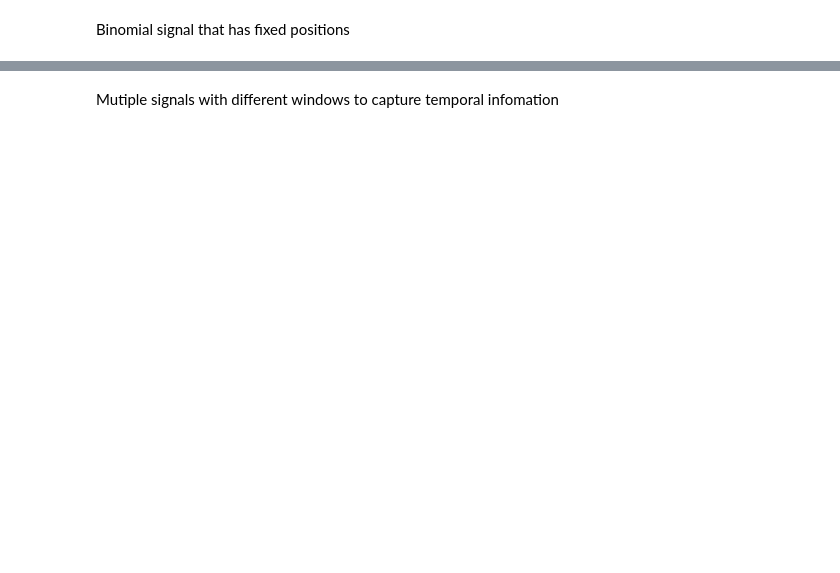
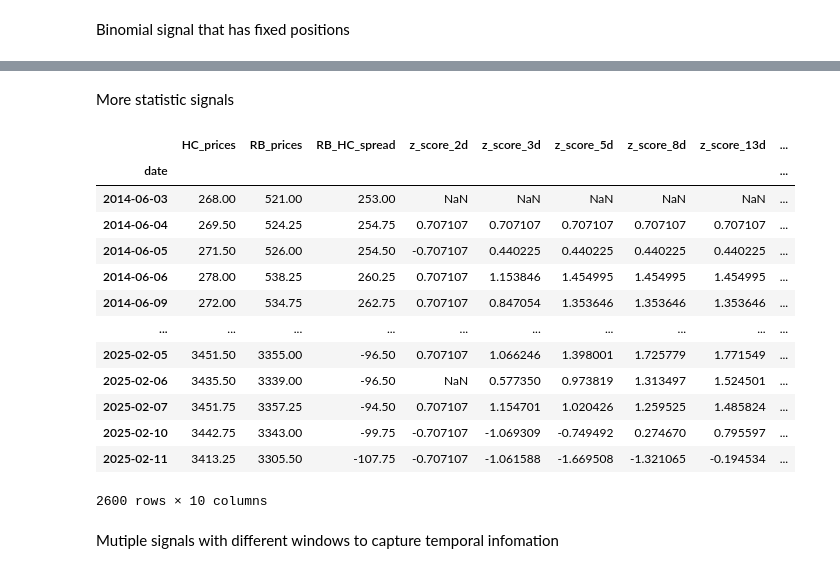
Before and after one commit to yanzhizhang/FICC_QIS, a Jupyter notebook: RB_HC.ipynb, the cells around one changed output, grey strips where cells are left out. Cells and saved outputs as stored; diff of their text form; code cells hidden in the pictures; blank space fills up the shorter version.

```diff
--- a/RB_HC.ipynb
+++ b/RB_HC.ipynb
@@ -83,3 +88,32 @@ plt.grid(True)
+# %% [markdown]
+More statistic signals
+# %%
+lockback_periods = [2, 3, 5, 8, 13, 21, 34]
+hist_vol_windows = [5, 10, 21, 42, 68, 100, 252]
+
+entry_threshold = 1.5
+exit_threshold = 0.5
+
+# Instantiate strategy
+strategy = SpreadTradingStrategy()
+# Process the spread data
+rb_hc_fibo_z_score = strategy.compute_moving_statistics(rb_hc_day_spread_df, target_col="RB_HC_spread", window=lockback_periods)
+rb_hc_fibo_z_score
+# %% [output]
+|  | HC_prices | RB_prices | RB_HC_spread | z_score_2d | z_score_3d | z_score_5d | z_score_8d | z_score_13d | ... |
+| date |  |  |  |  |  |  |  |  | ... |
+| 2014-06-03 | 268.00 | 521.00 | 253.00 | NaN | NaN | NaN | NaN | NaN | ... |
+| 2014-06-04 | 269.50 | 524.25 | 254.75 | 0.707107 | 0.707107 | 0.707107 | 0.707107 | 0.707107 | ... |
+| 2014-06-05 | 271.50 | 526.00 | 254.50 | -0.707107 | 0.440225 | 0.440225 | 0.440225 | 0.440225 | ... |
+| 2014-06-06 | 278.00 | 538.25 | 260.25 | 0.707107 | 1.153846 | 1.454995 | 1.454995 | 1.454995 | ... |
+| 2014-06-09 | 272.00 | 534.75 | 262.75 | 0.707107 | 0.847054 | 1.353646 | 1.353646 | 1.353646 | ... |
+| ... | ... | ... | ... | ... | ... | ... | ... | ... | ... |
+| 2025-02-05 | 3451.50 | 3355.00 | -96.50 | 0.707107 | 1.066246 | 1.398001 | 1.725779 | 1.771549 | ... |
+| 2025-02-06 | 3435.50 | 3339.00 | -96.50 | NaN | 0.577350 | 0.973819 | 1.313497 | 1.524501 | ... |
+| 2025-02-07 | 3451.75 | 3357.25 | -94.50 | 0.707107 | 1.154701 | 1.020426 | 1.259525 | 1.485824 | ... |
+| 2025-02-10 | 3442.75 | 3343.00 | -99.75 | -0.707107 | -1.069309 | -0.749492 | 0.274670 | 0.795597 | ... |
+| 2025-02-11 | 3413.25 | 3305.50 | -107.75 | -0.707107 | -1.061588 | -1.669508 | -1.321065 | -0.194534 | ... |
+2600 rows × 10 columns
 # %% [markdown]
 Mutiple signals with different windows to capture temporal infomation
 # %%
```
Also changed, not shown: parts of 7 cells of this notebook, 5 other files.
